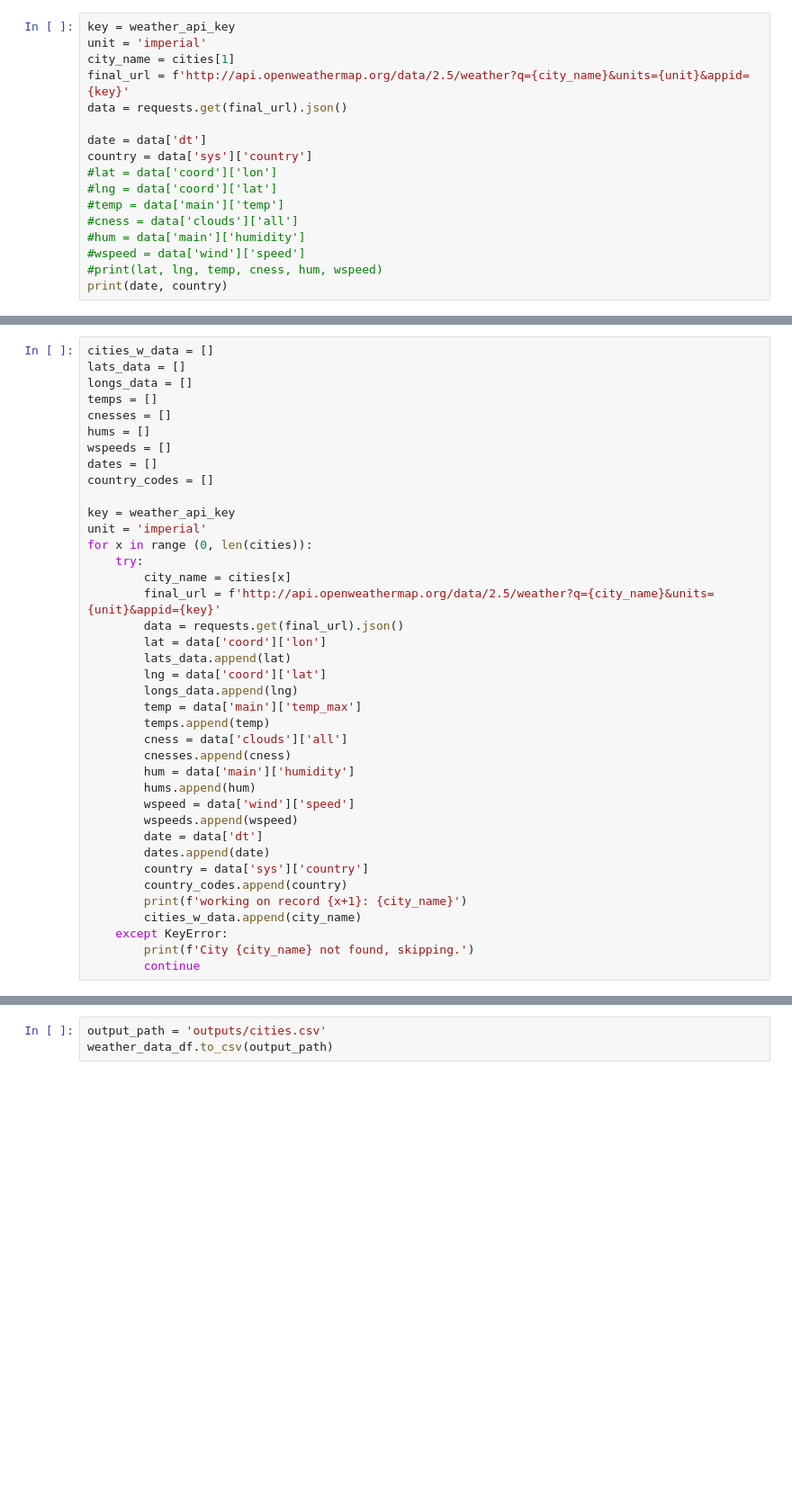
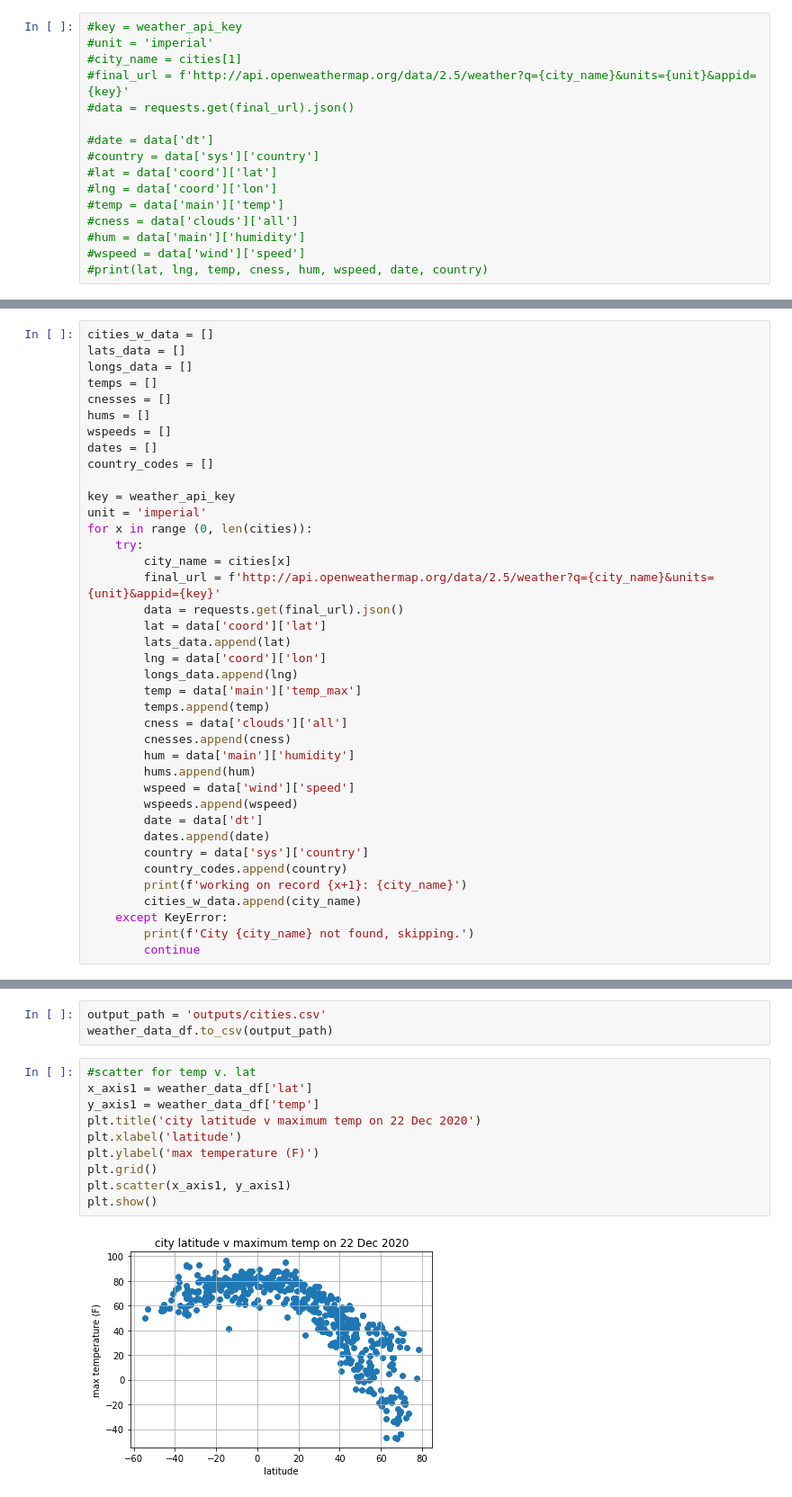
Before and after one commit to sarahDH615/python-api-challenge, a Jupyter notebook: weatherpy/weatherpy.ipynb, the cells around one changed output, grey strips where cells are left out. Shown: that part at 90% size. Cells and saved outputs as stored; diff of their text form; blank space fills up the shorter version.

Commit message:
scatter plots

```diff
--- a/weatherpy/weatherpy.ipynb
+++ b/weatherpy/weatherpy.ipynb
@@ -46,19 +46,18 @@ cities[1]
 # %% [output]
 'shieli'
 # %%
-key = weather_api_key
-unit = 'imperial'
-city_name = cities[1]
-final_url = f'http://api.openweathermap.org/data/2.5/weather?q={city_name}&units={unit}&appid={key}'
-data = requests.get(final_url).json()
+#key = weather_api_key
+#unit = 'imperial'
+#city_name = cities[1]
+#final_url = f'http://api.openweathermap.org/data/2.5/weather?q={city_name}&units={unit}&appid={key}'
+#data = requests.get(final_url).json()
 
-date = data['dt']
-country = data['sys']['country']
-#lat = data['coord']['lon']
-#lng = data['coord']['lat']
+#date = data['dt']
+#country = data['sys']['country']
+#lat = data['coord']['lat']
+#lng = data['coord']['lon']
 #temp = data['main']['temp']
 #cness = data['clouds']['all']
 #hum = data['main']['humidity']
 #wspeed = data['wind']['speed']
-#print(lat, lng, temp, cness, hum, wspeed)
-print(date, country)
+#print(lat, lng, temp, cness, hum, wspeed, date, country)
@@ -82,9 +79,9 @@ for x in range (0, len(cities)):
         city_name = cities[x]
         final_url = f'http://api.openweathermap.org/data/2.5/weather?q={city_name}&units={unit}&appid={key}'
         data = requests.get(final_url).json()
-        lat = data['coord']['lon']
+        lat = data['coord']['lat']
         lats_data.append(lat)
-        lng = data['coord']['lat']
+        lng = data['coord']['lon']
         longs_data.append(lng)
         temp = data['main']['temp_max']
         temps.append(temp)
@@ -179,3 +180,15 @@ dtype: int64
 # %%
 output_path = 'outputs/cities.csv'
 weather_data_df.to_csv(output_path)
+# %%
+#scatter for temp v. lat
+x_axis1 = weather_data_df['lat']
+y_axis1 = weather_data_df['temp']
+plt.title('city latitude v maximum temp on 22 Dec 2020')
+plt.xlabel('latitude')
+plt.ylabel('max temperature (F)')
+plt.grid()
+plt.scatter(x_axis1, y_axis1)
+plt.show()
+# %% [output]
+[figure, added]
```
Also changed, not shown: parts of 10 cells of this notebook, 1 other file.
